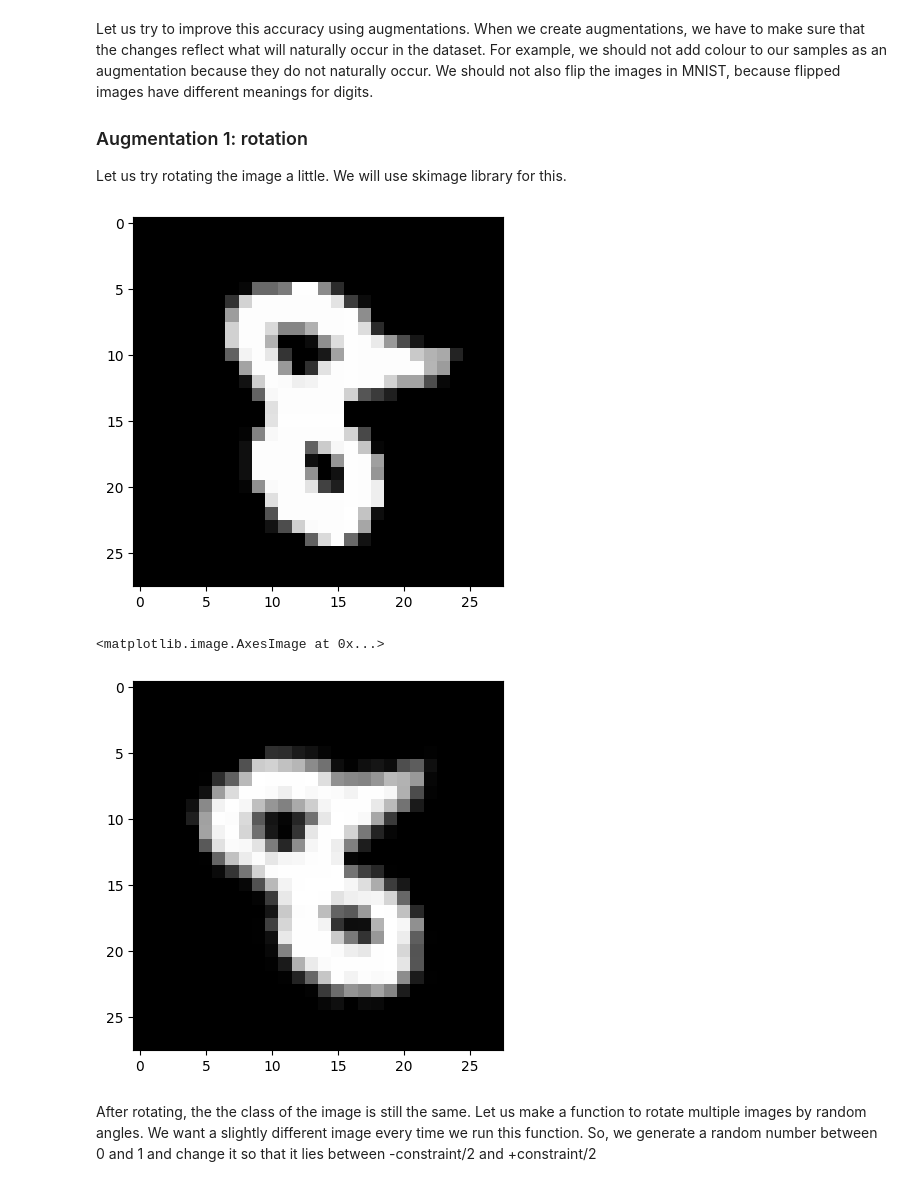
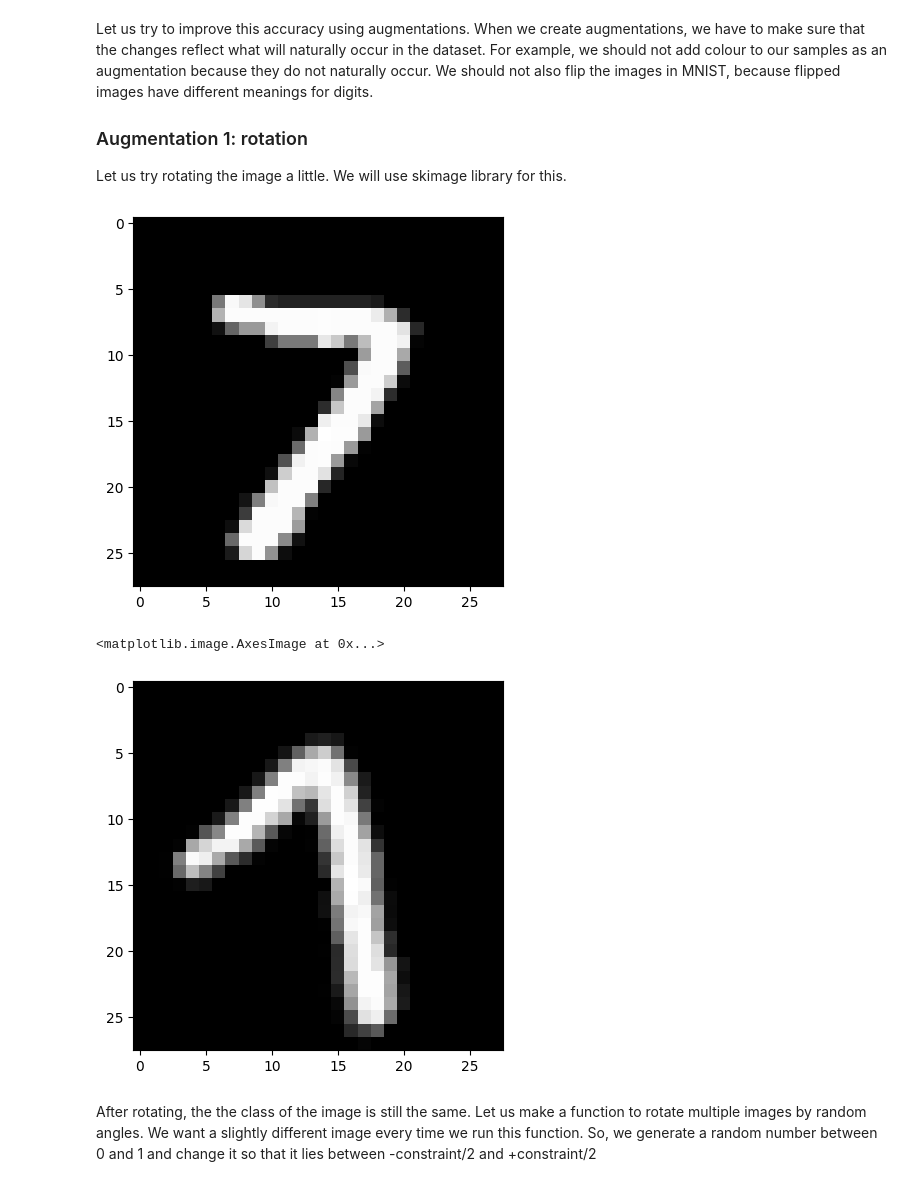
Before and after one commit to BadrigariPoojitha/IIITH_Training-AIML, a Jupyter notebook: poojitha__Module_1_Lab_3_Data_Augmentation.ipynb, the cells around one changed output. Cells and saved outputs as stored; diff of their text form; code cells hidden in the pictures.

```diff
--- a/poojitha__Module_1_Lab_3_Data_Augmentation.ipynb
+++ b/poojitha__Module_1_Lab_3_Data_Augmentation.ipynb
@@ -21,5 +21,5 @@ For this lab we will use a subset of MNIST that is very small, to better underst
 train_X = train_X/255
 test_X = test_X/255
 
-train_X = train_X[::1200,:,:].copy() # subsample. Otherwise it will take too long!
-train_y = train_y[::1200].copy() # do the same to the labels
+train_X = train_X[::2000,:,:].copy() # subsample. Otherwise it will take too long!
+train_y = train_y[::2000].copy() # do the same to the labels
@@ -66,11 +63,11 @@ Let us try rotating the image a little. We will use skimage library for this.
 # %%
 plt.imshow(train_X[2], cmap='gray')
 plt.show()
-plt.imshow(rotate(train_X[2],25), cmap='gray')
+plt.imshow(rotate(train_X[2],45), cmap='gray')
 # %% [output]
-[figure, old version]
+[figure, new version]
 <matplotlib.image.AxesImage at 0x...>
-[figure, old version]
+[figure, new version]
 # %% [markdown]
 After rotating, the the class of the image is still the same. Let us make a function to rotate multiple images by random angles. We want a slightly different image every time we run this function. So, we generate a random number between 0 and 1 and change it so that it lies between -constraint/2 and +constraint/2
 # %%
```
Also changed, not shown: parts of 15 cells of this notebook.
